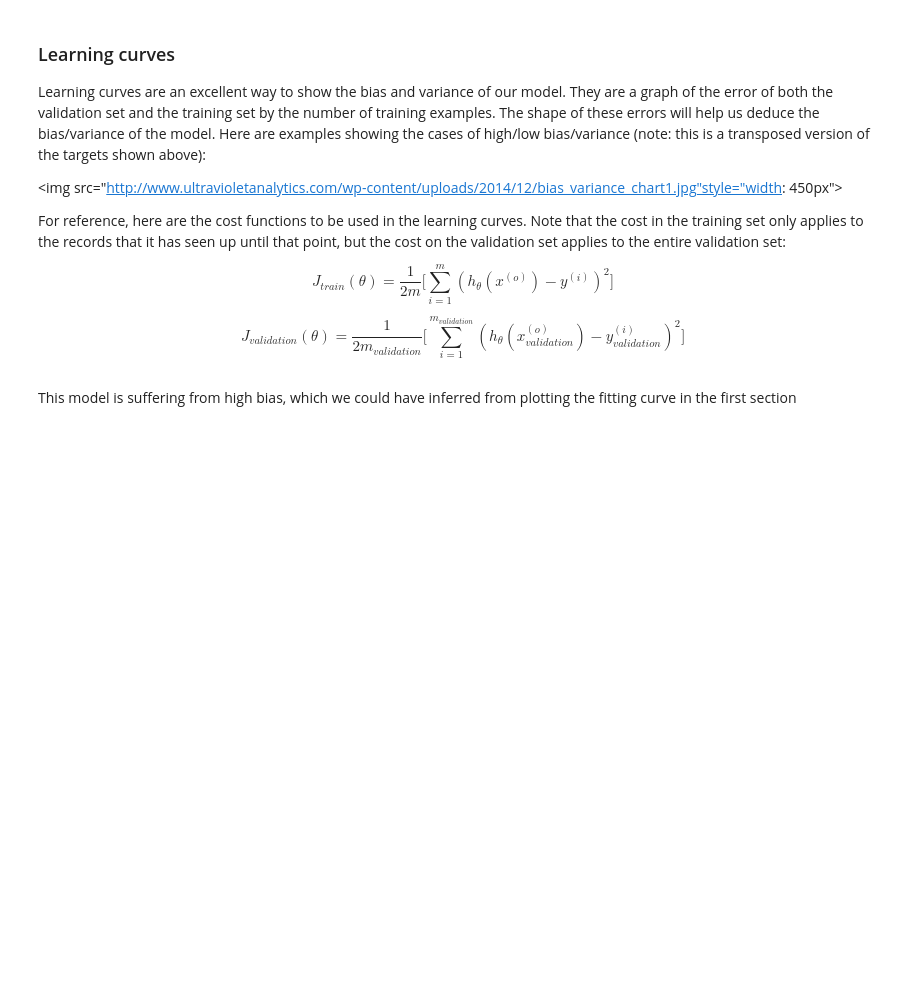
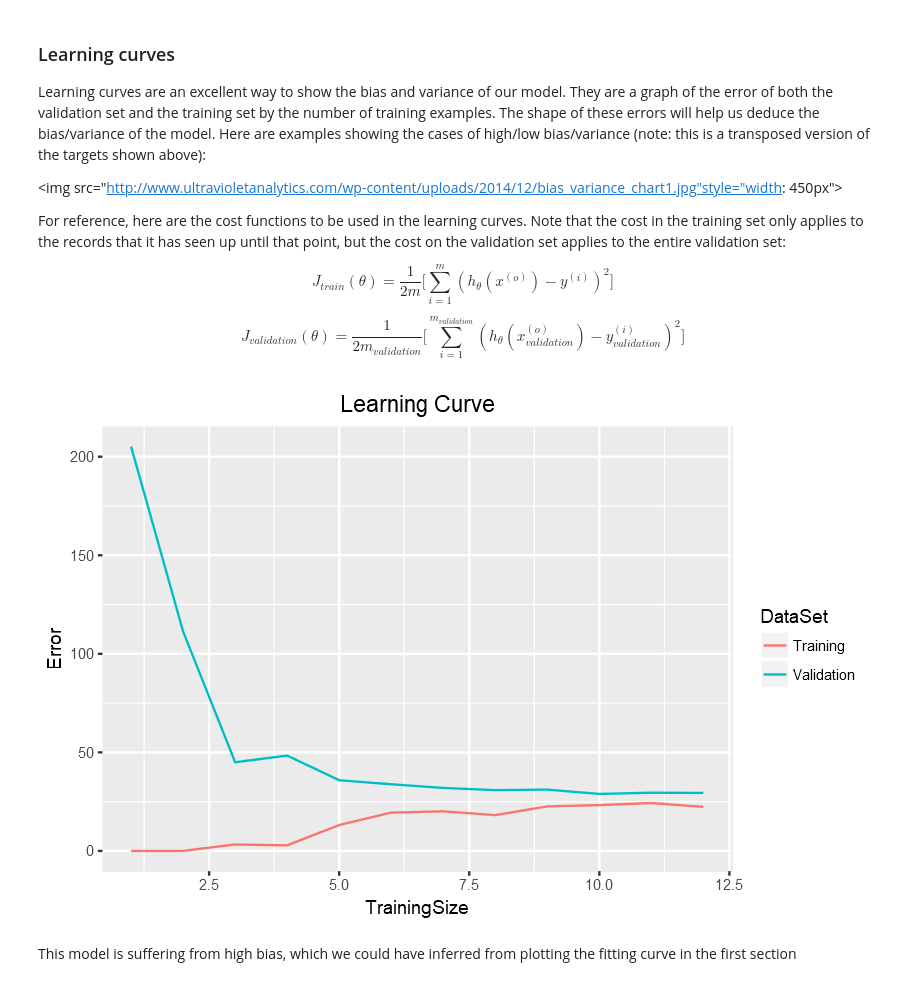
Before and after one commit to JeffMacaluso/Misc, a Jupyter notebook: MachineLearningMOOC/Ex5 R - Regularized Linear Regression and Bias vs. Variance.ipynb, the cells around one changed output. Cells and saved outputs as stored; diff of their text form; code cells hidden in the pictures; blank space fills up the shorter version.

```diff
--- a/MachineLearningMOOC/Ex5 R - Regularized Linear Regression and Bias vs. Variance.ipynb
+++ b/MachineLearningMOOC/Ex5 R - Regularized Linear Regression and Bias vs. Variance.ipynb
@@ -66,6 +66,7 @@ $J(\theta) = \frac{1}{2m} \big(\sum_{i=1}^m (h_\theta(x^{(i)}) - y^{(i)})^2 \big
 cost_function <- function(theta, X, y, C=0.0) {
   # Computes cost for regularized linear regression
   m <- length(y)
+  X <- matrix(X)
 
   # Adding the intercept term if it doesn't exist
   if (dim(X)[2] == 1 | mean(X[, 1]) != 0) {
@@ -191,6 +192,54 @@ For reference, here are the cost functions to be used in the learning curves.  N
 $$J_{train}(\theta) = \frac{1}{2m} \big[ \sum_{i=1}^m (h_{\theta}(x^{(o)})-y^{(i)})^2 \big]$$
 
 $$J_{validation}(\theta) = \frac{1}{2m_{validation}} \big[ \sum_{i=1}^{m_{validation}} (h_{\theta}(x_{validation}^{(o)})-y_{validation}^{(i)})^2 \big]$$
+# %%
+plot_learning_curve <- function(Xtrain, ytrain, Xval, yval, C=0.0) {
+  # Plots the learning curve of the regularized logistic regression
+  m <- length(ytrain)
+
+  # Creating empty arrays to add the error to
+  trainingError <- numeric(m)
+  validationError <- numeric(m)
+
+  # Looping through training sizes to calculate our errors
+  for (i in 1:m) {
+
+    # Optimizing theta with the given training size
+    initialThetas <- numeric(dim(Xtrain)[2]+1)
+    thetas <- fit_model(initialThetas, Xtrain[1:i], ytrain[1:i], C)
+
+    # Calculating the training error
+    trainingError[i] <- cost_function(thetas, Xtrain[1:i], ytrain[1:i],
+                                      0)  # Excluding reg parameter
+
+    # Calculating the training error
+    validationError[i] <- cost_function(thetas, Xval, yval,
+                                      0)  # Excluding reg parameter
+  }
+
+  # Storing the training error in a data frame
+  results <- data.frame(Error = trainingError, DataSet = 'Training',
+                        TrainingSize = 1:m)
+
+  # Storing the validation error into a data frame
+  validation <- data.frame(Error = validationError, DataSet = 'Validation',
+                           TrainingSize = 1:m)
+
+  # Joing the two into one data frame
+  results <- rbind(results, validation)
+
+  # Plotting the data
+  learning_curve <- ggplot(results) +
+    geom_line(aes(x=TrainingSize, y=Error, color=DataSet)) +
+    labs(title="Learning Curve")
+
+  return(learning_curve)
+}
+
+
+plot_learning_curve(X, y, Xval, yval)
+# %% [output]
+[figure, added]
 # %% [markdown]
 This model is suffering from high bias, which we could have inferred from plotting the fitting curve in the first section
 # %% [markdown]
```
